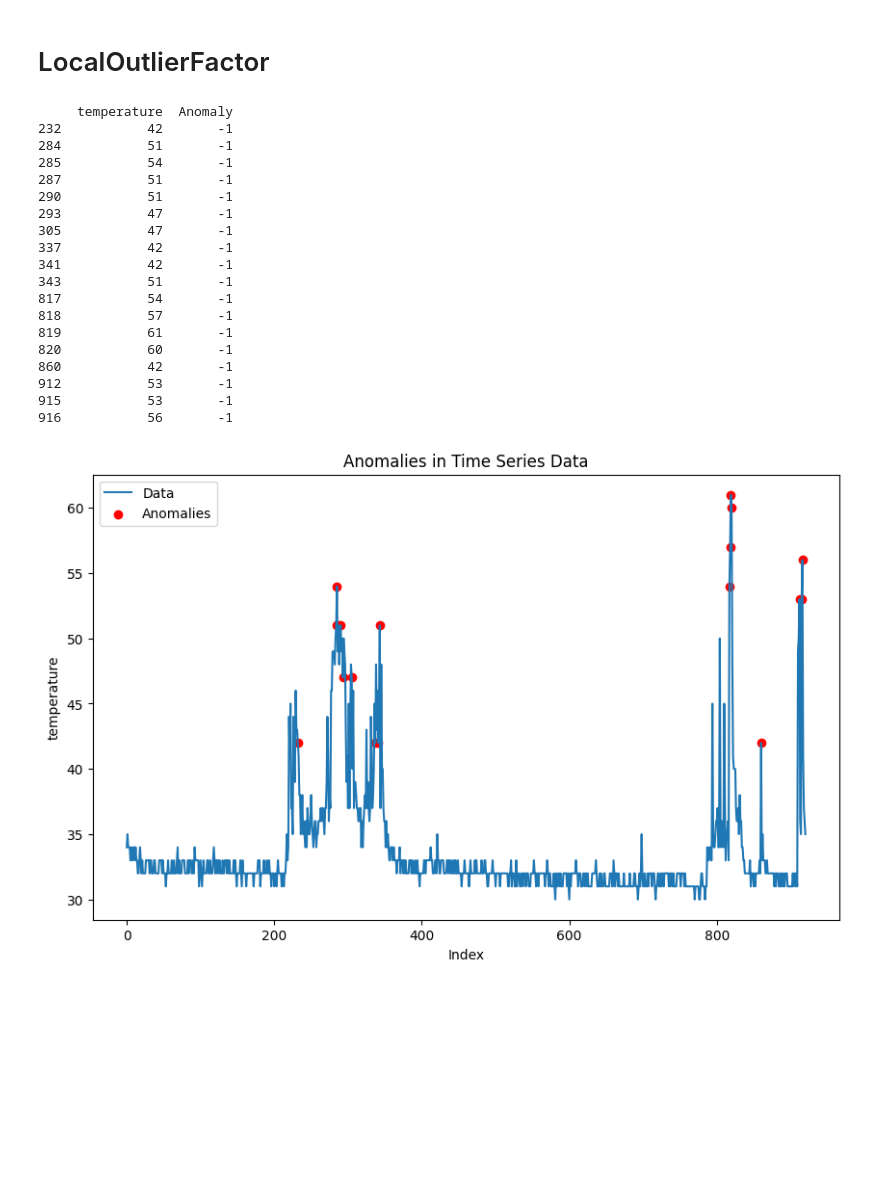
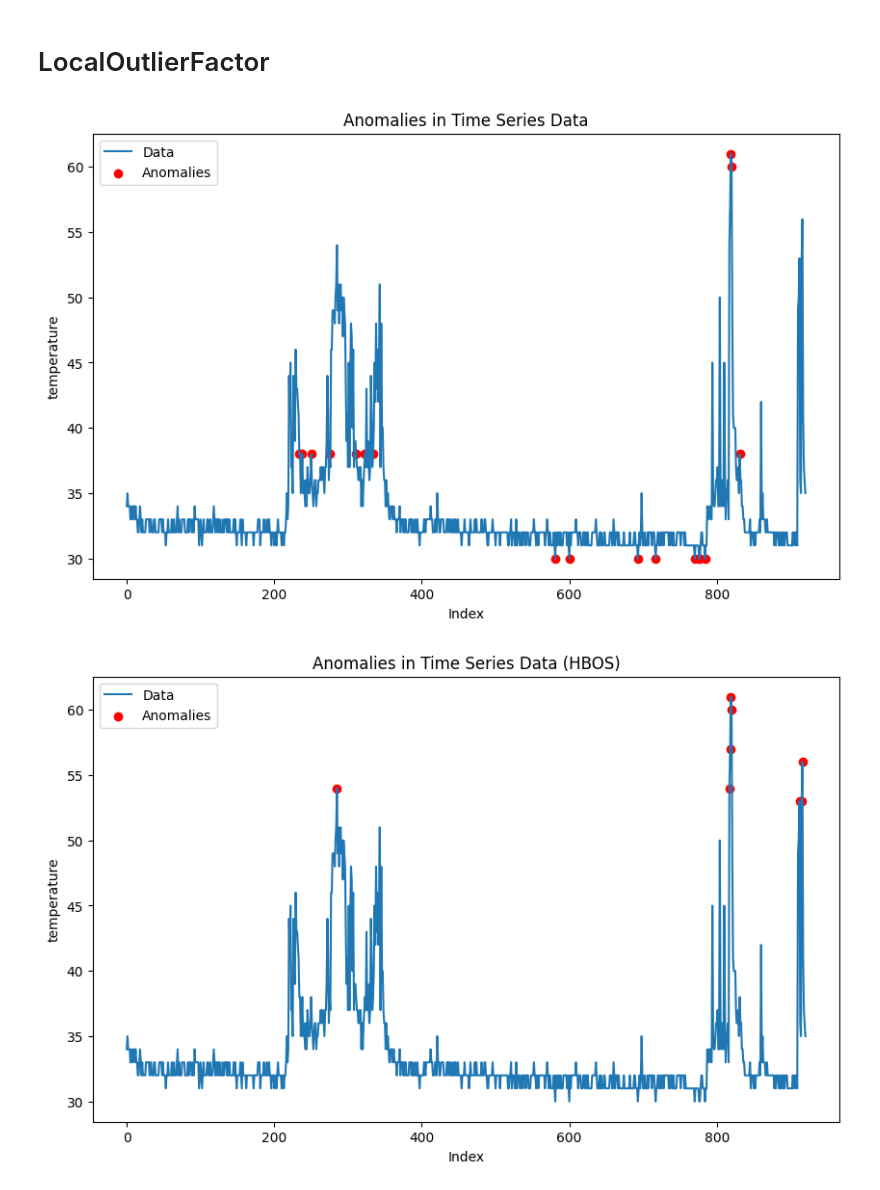
Before and after one commit to wiktorrudzki/MiW, a Jupyter notebook: initial.ipynb, the cells around one changed output. Drawn from its saved outputs; the diff is of its cells as text; code cells hidden in the pictures; blank space fills up the shorter version.

Commit message:
add: more models

```diff
--- a/initial.ipynb
+++ b/initial.ipynb
@@ -111,57 +111,82 @@ sysinfo_without_timeseries = sysinfo[list(set(sysinfo.columns) - {"timestamp", "
 data = sysinfo_without_timeseries.values.reshape(-1, 1)
 
 # Inicjalizacja modelu LOF
-model = LocalOutlierFactor(n_neighbors=4, contamination=0.05)
+model = LocalOutlierFactor(n_neighbors=20, contamination=0.02)
 
 # Dopasowanie modelu do danych i predykcja anomalii
 predictions = model.fit_predict(data)
 
 # Stworzenie DataFrame z oryginalnych danych (bez "timestamp" i "cpu_percent")
 time_series_data = pd.DataFrame(sysinfo_without_timeseries)
 
 # Dodanie kolumny "Anomaly" do DataFrame, gdzie -1 oznacza anomalię, a 1 normalny punkt
 time_series_data['Anomaly'] = predictions
 
 # Wyświetlenie wszystkich wierszy, które są anomaliami
 anomalies = time_series_data[time_series_data['Anomaly'] == -1]
-print(anomalies)
 
 # Wizualizacja wyników
 plt.figure(figsize=(10, 6))
 
 # Jeśli masz więcej niż jedną kolumnę w sysinfo_without_timeseries, użyj tylko jednej kolumny do wizualizacji
 # Na przykład, zakładając, że pierwsza kolumna to ta, którą chcesz wykres:
 column_name = sysinfo_without_timeseries.columns[0]
 
 # Wykres wszystkich danych
 plt.plot(time_series_data.index, time_series_data[column_name], label='Data')
 
 # Wykres anomalii
 plt.scatter(anomalies.index, anomalies[column_name], color='red', label='Anomalies')
 
 plt.xlabel('Index')
 plt.ylabel(column_name)
 plt.title('Anomalies in Time Series Data')
 plt.legend()
 plt.show()
 # %% [output]
-     temperature  Anomaly
-232           42       -1
-284           51       -1
-285           54       -1
-287           51       -1
-290           51       -1
-293           47       -1
-305           47       -1
-337           42       -1
-341           42       -1
-343           51       -1
-817           54       -1
-818           57       -1
-819           61       -1
-820           60       -1
-860           42       -1
-912           53       -1
-915           53       -1
-916           56       -1
-[figure, old version]
+[figure, new version]
+# %%
+from pyod.models.hbos import HBOS
+
+# Zakładamy, że sysinfo jest pandas DataFrame
+# sysinfo = pd.DataFrame({...})  # tutaj wstaw swoje dane
+
+# Wykluczenie kolumn "timestamp" i "cpu_percent" z danych
+sysinfo_without_timeseries = sysinfo[list(set(sysinfo.columns) - {"timestamp", "cpu_percent"})]
+
+# Inicjalizacja modelu HBOS
+model = HBOS(contamination=0.02)
+
+# Dopasowanie modelu do danych i predykcja anomalii
+model.fit(sysinfo_without_timeseries)
+predictions = model.predict(sysinfo_without_timeseries)
+
+# Stworzenie DataFrame z oryginalnych danych (bez "timestamp" i "cpu_percent")
+time_series_data = pd.DataFrame(sysinfo_without_timeseries)
+
+# Dodanie kolumny "Anomaly" do DataFrame, gdzie 1 oznacza anomalię, a 0 normalny punkt
+time_series_data['Anomaly'] = predictions
+
+# Wyświetlenie wszystkich wierszy, które są anomaliami
+anomalies = time_series_data[time_series_data['Anomaly'] == 1]
+
+# Wizualizacja wyników
+plt.figure(figsize=(10, 6))
+
+# Jeśli masz więcej niż jedną kolumnę w sysinfo_without_timeseries, użyj tylko jednej kolumny do wizualizacji
+# Na przykład, zakładając, że pierwsza kolumna to ta, którą chcesz wykres:
+column_name = sysinfo_without_timeseries.columns[0]
+
+# Wykres wszystkich danych
+plt.plot(time_series_data.index, time_series_data[column_name], label='Data')
+
+# Wykres anomalii
+plt.scatter(anomalies.index, anomalies[column_name], color='red', label='Anomalies')
+
+plt.xlabel('Index')
+plt.ylabel(column_name)
+plt.title('Anomalies in Time Series Data (HBOS)')
+plt.legend()
+plt.show()
+# %% [output]
+[figure, added]
```
Also changed, not shown: parts of 1 cell of this notebook.
